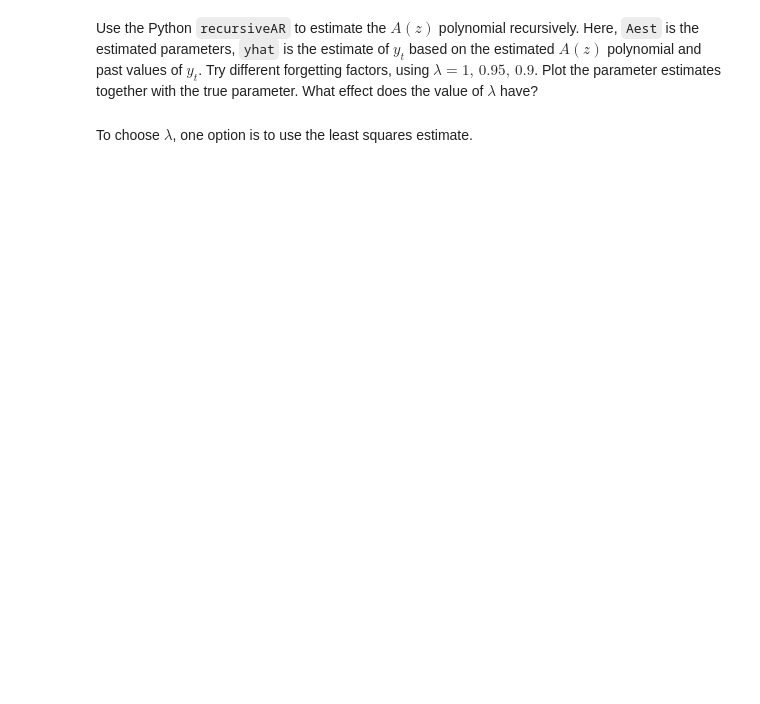
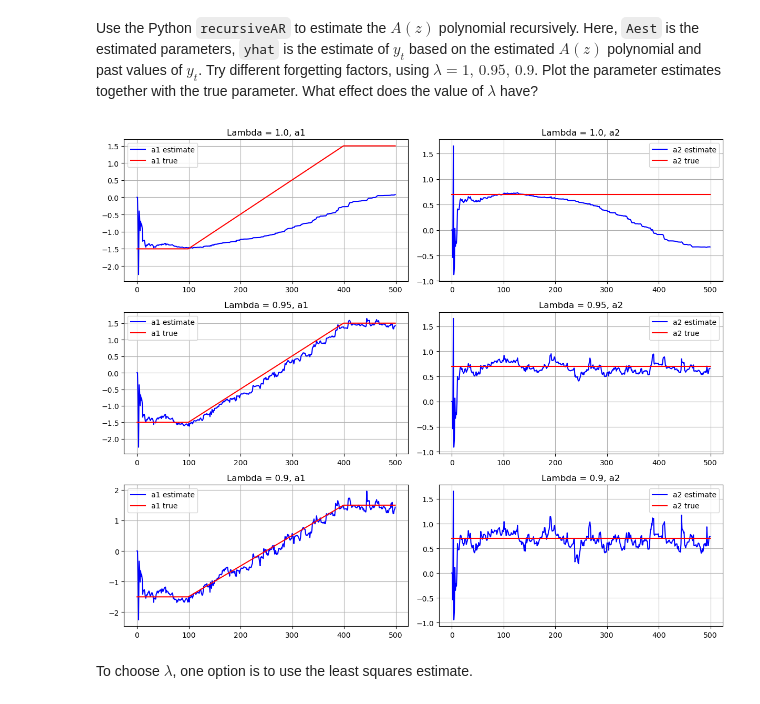
Before and after one commit to asifakhan09/MASM17-Time-series-analysis, a Jupyter notebook: Lab 3/lab3_Asifa.ipynb, the cells around one changed output. Drawn from its saved outputs; the diff is of its cells as text; code cells hidden in the pictures; blank space fills up the shorter version.

```diff
--- a/Lab 3/lab3_Asifa.ipynb
+++ b/Lab 3/lab3_Asifa.ipynb
@@ -101,3 +86,38 @@ plt.show()
+# %%
+# Test different forgetting factors (lambdas)
+lambdas = [1.0, 0.95, 0.9]
+
+plt.figure(2, figsize=(12, 10))
+
+for i, lam in enumerate(lambdas):
+    # Recursive AR(2) estimation
+    Aest, yhat = recursiveAR(
+        tar2,                     # data
+        order=2,                  # AR(2) model
+        forgetting_factor=lam,    # lambda
+        theta_guess=np.array([[0.0], [0.0]])   # initial [a1, a2]^T
+    )
+
+    # a1
+    plt.subplot(3, 2, 2*i + 1)
+    plt.plot(Aest[:, 0], 'b', label='a1 estimate')
+    plt.plot(thx[:, 0], 'r', label='a1 true')
+    plt.title(f'Lambda = {lam}, a1')
+    plt.legend()
+    plt.grid(True)
+
+    # a2
+    plt.subplot(3, 2, 2*i + 2)
+    plt.plot(Aest[:, 1], 'b', label='a2 estimate')
+    plt.plot(thx[:, 1], 'r', label='a2 true')
+    plt.title(f'Lambda = {lam}, a2')
+    plt.legend()
+    plt.grid(True)
+
+plt.tight_layout()
+plt.show()
+# %% [output]
+[figure, added]
 # %% [markdown]
 To choose $\lambda$, one option is to use the least squares estimate.
 # %%
```
Also changed, not shown: parts of 23 cells of this notebook, 27 other files.
